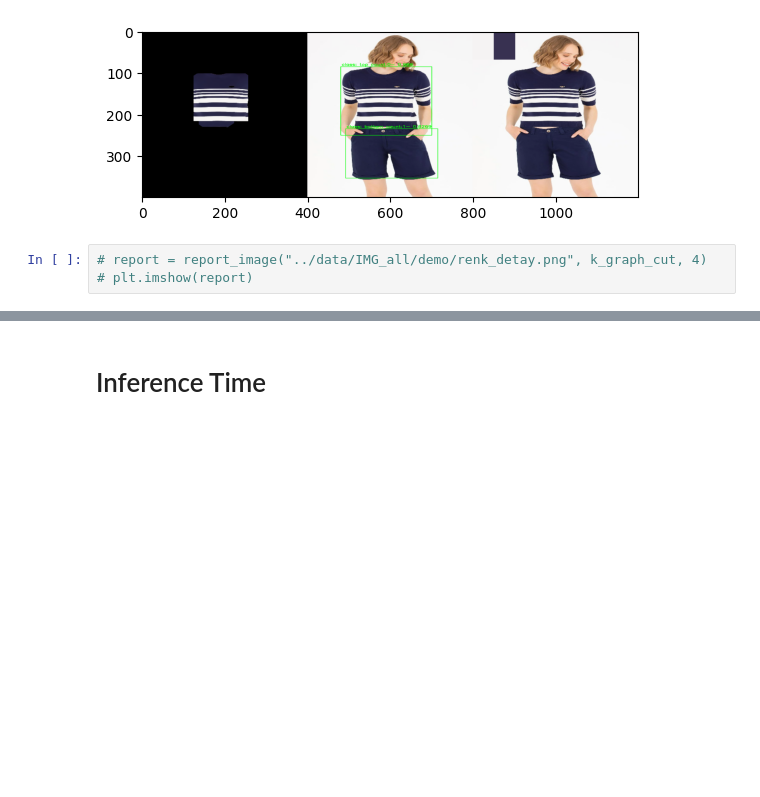
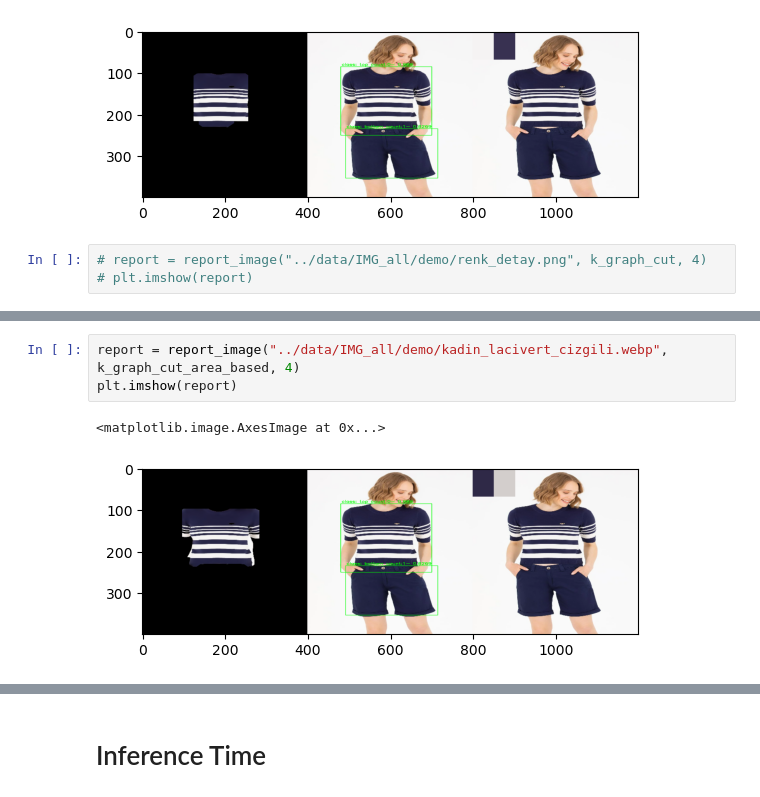
Before and after one commit to melihkacaman/inference_for_data_prep, a Jupyter notebook: notebooks/05 Color Detection Selection Method.ipynb, the cells around one changed output, grey strips where cells are left out. Drawn from its saved outputs; the diff is of its cells as text; blank space fills up the shorter version.

Commit message:
area based graph cut

```diff
--- a/notebooks/05 Color Detection Selection Method.ipynb
+++ b/notebooks/05 Color Detection Selection Method.ipynb
@@ -449,0 +545,6 @@ plt.imshow(report)
+# %%
+report = report_image("../data/IMG_all/demo/kadin_lacivert_cizgili.webp", k_graph_cut_area_based, 4)
+plt.imshow(report)
+# %% [output]
+<matplotlib.image.AxesImage at 0x...>
+[figure, added]
```
Also changed, not shown: parts of 3 cells of this notebook.
